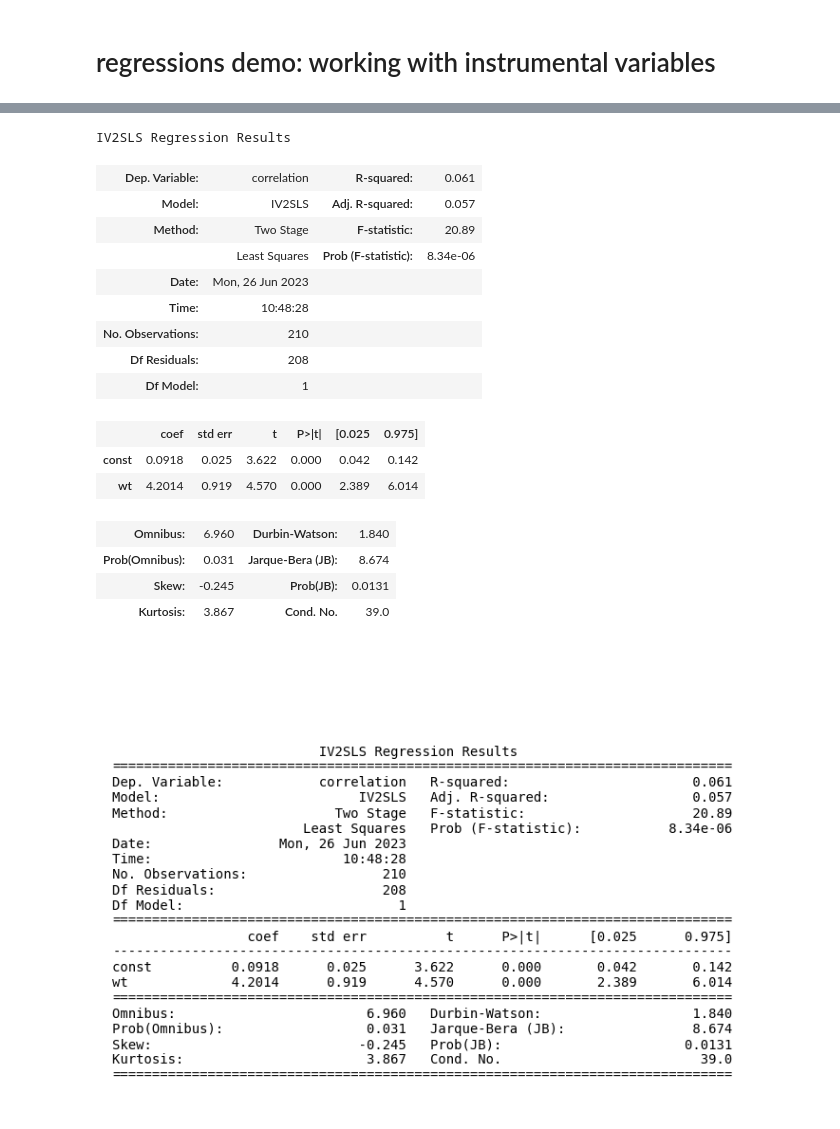
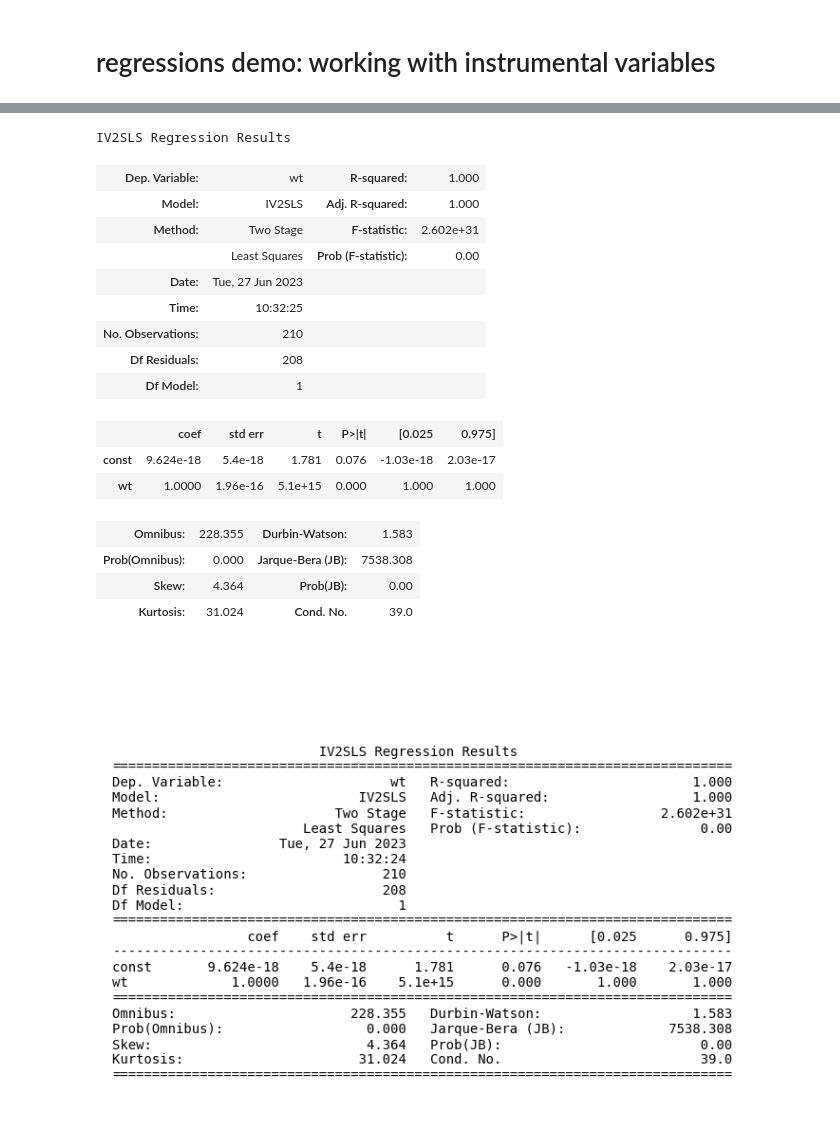
Before and after one commit to emilyfu1/correlationmodule, a Jupyter notebook: main.ipynb, the cells around one changed output, grey strips where cells are left out. Cells and saved outputs as stored; diff of their text form; code cells hidden in the pictures.

Commit message:
use frankel and rose data

```diff
--- a/main.ipynb
+++ b/main.ipynb
@@ -23,6 +23,7 @@ config = dotenv_values(find_dotenv())
 correlationpath = os.path.abspath(config["CORRELATIONDATA"]) + '\\'
 cleandatapath = os.path.abspath(config["CLEANDATA"]) + '\\'
 rawdatapath = os.path.abspath(config["RAWDATA"]) + '\\'
+ocadatapath = os.path.abspath(config["FRANKELROSEDATA"]) + '\\'
 # %%
 # import haver data
 xlsx = pd.ExcelFile(correlationpath + "gdp_consumption_haver_final.xlsx")
@@ -541,7 +542,7 @@ Notes:
 # regressions demo: working with instrumental variables
 # %%
 # import the frankel and rose data (the original data is in a stata dataset)
-instruments = pd.read_csv('C:\\Users\\fuem\\Dropbox (Bank of Canada)\\instruments.csv')
+instruments = pd.read_stata(ocadatapath + 'DATAV4.dta')[['period', 'count1', 'count2', 'distance', 'adjacent', 'ling', 'wt']]
 
 # Load dataframe with IMF country code in 'IMF' column and iso3 country code in 'iso3' column
 country_code_mapping = pd.read_csv(rawdatapath+'Country_iso_codes.csv')
@@ -558,3 +559,4 @@ instruments['count2']= instruments['count2'].map(dict)
 # get value over entire time period (the stata data is split up by four time periods, each a few years long)
 # this gets the mean correlation and trade intensity over all 4 periods
 instruments = instruments.groupby(['count1', 'count2']).mean().reset_index()
+instruments.rename(columns={'count1': 'iso3_firstcountry', 'count2': 'iso3_secondcountry'}, inplace=True)
@@ -600,21 +563,21 @@ oecdemploymentreshaped
 # %%
-reg.Regressions(instruments, dependent_var=['correlation'], independent_vars=['wt']).run_regression(method='IV', instrument_vars=['distance', 'adjacent', 'ling']).summary()
+reg.Regressions(instruments, dependent_var=['wt'], independent_vars=['wt']).run_regression(method='IV', instrument_vars=['distance', 'adjacent', 'ling']).summary()
 # %% [output]
 IV2SLS Regression Results
-| Dep. Variable: | correlation | R-squared: | 0.061 |
-| Model: | IV2SLS | Adj. R-squared: | 0.057 |
-| Method: | Two Stage | F-statistic: | 20.89 |
-|  | Least Squares | Prob (F-statistic): | 8.34e-06 |
-| Date: | Mon, 26 Jun 2023 |  |  |
-| Time: | 10:48:28 |  |  |
+| Dep. Variable: | wt | R-squared: | 1.000 |
+| Model: | IV2SLS | Adj. R-squared: | 1.000 |
+| Method: | Two Stage | F-statistic: | 2.602e+31 |
+|  | Least Squares | Prob (F-statistic): | 0.00 |
+| Date: | Tue, 27 Jun 2023 |  |  |
+| Time: | 10:32:25 |  |  |
 | No. Observations: | 210 |  |  |
 | Df Residuals: | 208 |  |  |
 | Df Model: | 1 |  |  |
 |  | coef | std err | t | P>|t| | [0.025 | 0.975] |
-| const | 0.0918 | 0.025 | 3.622 | 0.000 | 0.042 | 0.142 |
-| wt | 4.2014 | 0.919 | 4.570 | 0.000 | 2.389 | 6.014 |
+| const | 9.624e-18 | 5.4e-18 | 1.781 | 0.076 | -1.03e-18 | 2.03e-17 |
+| wt | 1.0000 | 1.96e-16 | 5.1e+15 | 0.000 | 1.000 | 1.000 |
-| Omnibus: | 6.960 | Durbin-Watson: | 1.840 |
-| Prob(Omnibus): | 0.031 | Jarque-Bera (JB): | 8.674 |
-| Skew: | -0.245 | Prob(JB): | 0.0131 |
-| Kurtosis: | 3.867 | Cond. No. | 39.0 |
+| Omnibus: | 228.355 | Durbin-Watson: | 1.583 |
+| Prob(Omnibus): | 0.000 | Jarque-Bera (JB): | 7538.308 |
+| Skew: | 4.364 | Prob(JB): | 0.00 |
+| Kurtosis: | 31.024 | Cond. No. | 39.0 |
-[figure, old version]
+[figure, new version]
```
Also changed, not shown: parts of 9 cells of this notebook.
